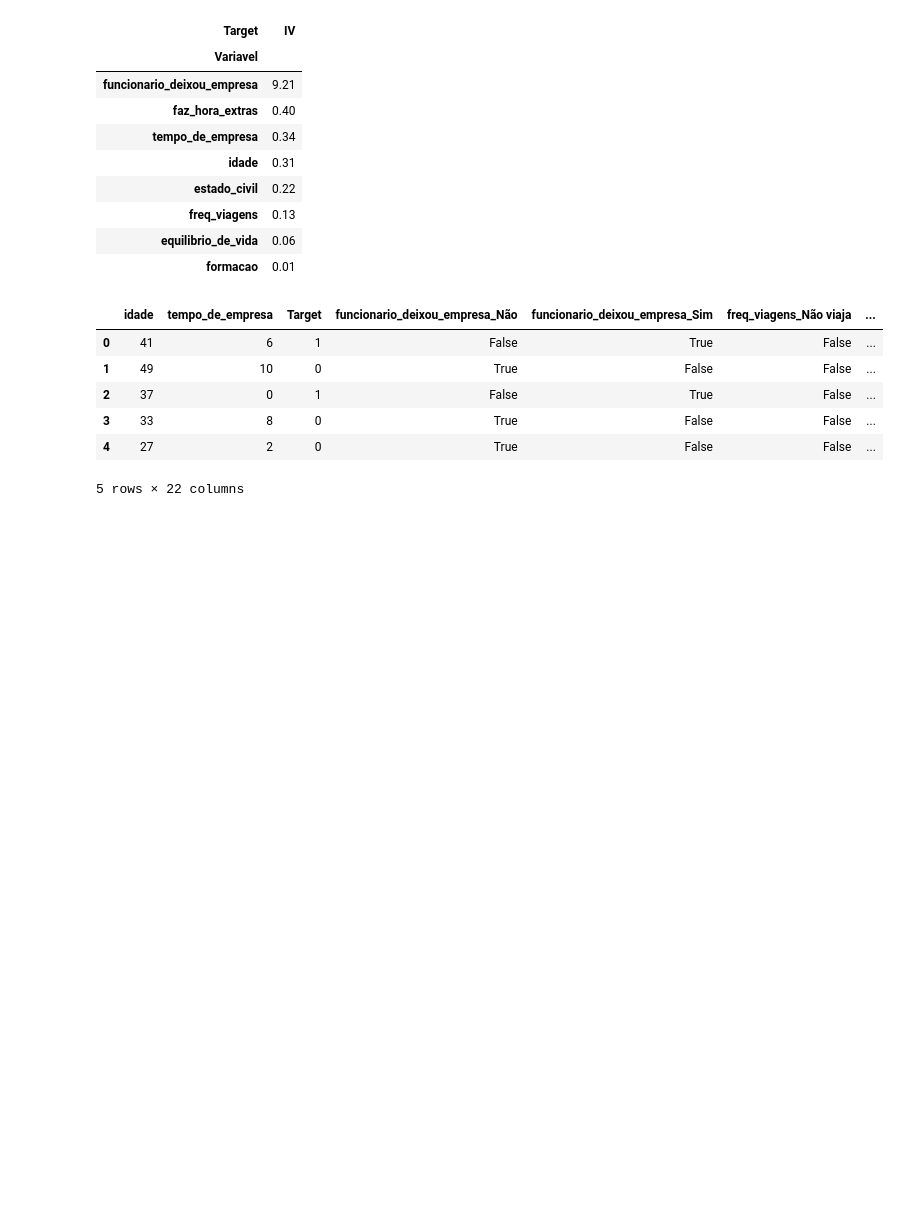
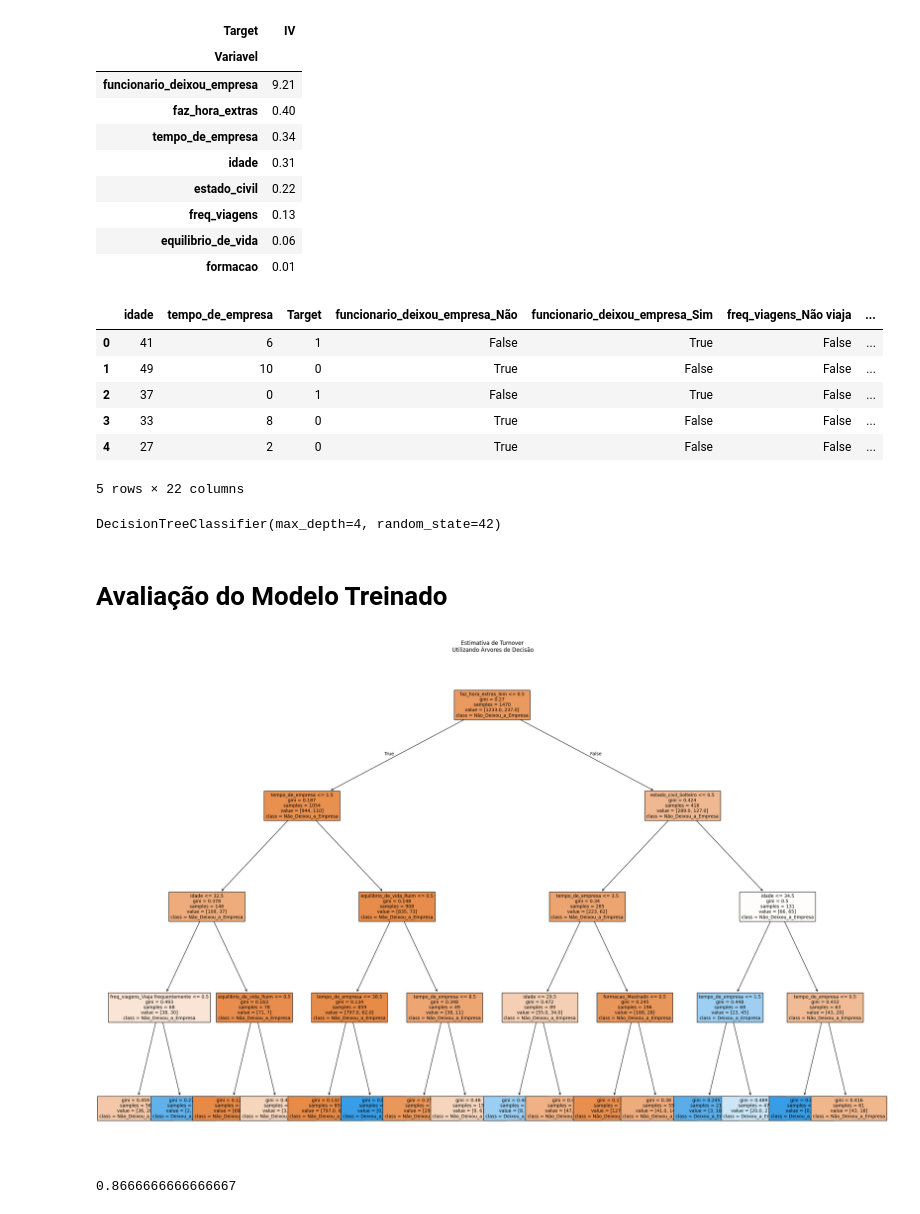
Before and after one commit to vamvieira/Aulas_Senai, a Jupyter notebook: Base_RH_Exploratória.ipynb, the cells around one changed output. Drawn from its saved outputs; the diff is of its cells as text; code cells hidden in the pictures; blank space fills up the shorter version.

```diff
--- a/Base_RH_Exploratória.ipynb
+++ b/Base_RH_Exploratória.ipynb
@@ -243,3 +243,31 @@ df_rh_modelo.head()
 | 3 | 33 | 8 | 0 | True | False | False | ... |
 | 4 | 27 | 2 | 0 | True | False | False | ... |
 5 rows × 22 columns
+# %%
+# Targe (Variavél Resposta/dependente)
+y = df_rh_modelo['Target']
+
+#Features (Variáveis Explicativas/Independentes)
+x = df_rh_modelo.drop(['Target','funcionario_deixou_empresa_Não','funcionario_deixou_empresa_Sim'], axis=1)
+# %%
+#Ajuste do Modelo
+modelo = DecisionTreeClassifier(max_depth=4, random_state=42)
+modelo.fit(x,y)
+# %% [output]
+DecisionTreeClassifier(max_depth=4, random_state=42)
+# %% [markdown]
+# Avaliação do Modelo Treinado
+# %%
+#Interpretação do Modelo
+plt.figure(figsize=(30,20))
+tree.plot_tree(modelo,
+               feature_names=x.columns,
+               class_names=['Não_Deixou_a_Empresa','Deixou_a_Empresa'], filled=True, fontsize=10)
+plt.title('Estimativa de Turnover\n Utilizando Árvores de Decisão');
+# %% [output]
+[figure, added]
+# %%
+# Desempenho do Modelo: Acurácia
+accuracy_score(y, modelo.predict(x))
+# %% [output]
+0.8666666666666667
```
Also changed, not shown: parts of 14 cells of this notebook.
